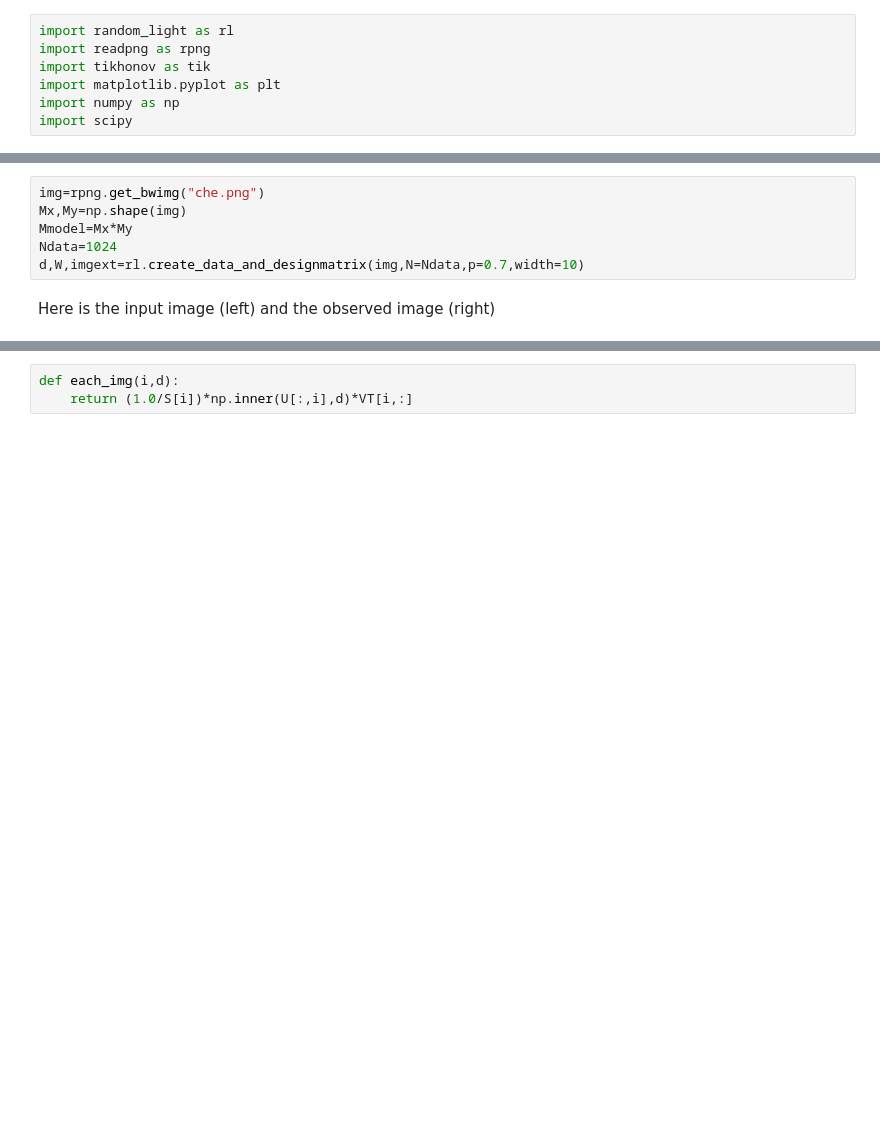
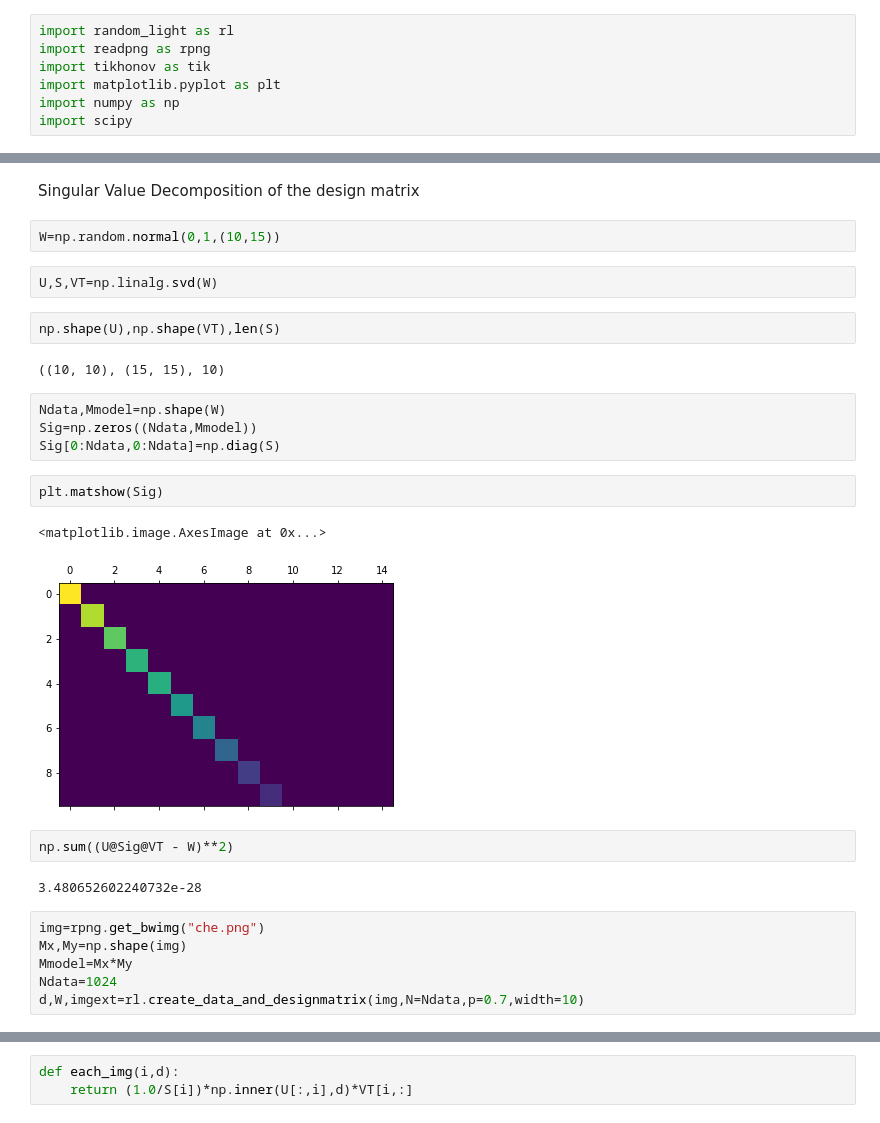
Before and after one commit to HajimeKawahara/pinvprob, a Jupyter notebook: ipynb/Linear Inverse Problem.ipynb, the cells around one changed output, grey strips where cells are left out. Cells and saved outputs as stored; diff of their text form; blank space fills up the shorter version.

```diff
--- a/ipynb/Linear Inverse Problem.ipynb
+++ b/ipynb/Linear Inverse Problem.ipynb
@@ -15,11 +17,32 @@ import scipy
+# %% [markdown]
+Singular Value Decomposition of the design matrix
+# %%
+W=np.random.normal(0,1,(10,15))
+# %%
+U,S,VT=np.linalg.svd(W)
+# %%
+np.shape(U),np.shape(VT),len(S)
+# %% [output]
+((10, 10), (15, 15), 10)
+# %%
+Ndata,Mmodel=np.shape(W)
+Sig=np.zeros((Ndata,Mmodel))
+Sig[0:Ndata,0:Ndata]=np.diag(S)
+# %%
+plt.matshow(Sig)
+# %% [output]
+<matplotlib.image.AxesImage at 0x...>
+[figure, added]
+# %%
+np.sum((U@Sig@VT - W)**2)
+# %% [output]
+3.480652602240732e-28
 # %%
 img=rpng.get_bwimg("che.png")
 Mx,My=np.shape(img)
 Mmodel=Mx*My
 Ndata=1024
 d,W,imgext=rl.create_data_and_designmatrix(img,N=Ndata,p=0.7,width=10)
-# %% [markdown]
-Here is the input image (left) and the observed image (right)
 # %%
 fig=plt.figure()
 ax=fig.add_subplot(121)
```
Also changed, not shown: parts of 6 cells of this notebook.
